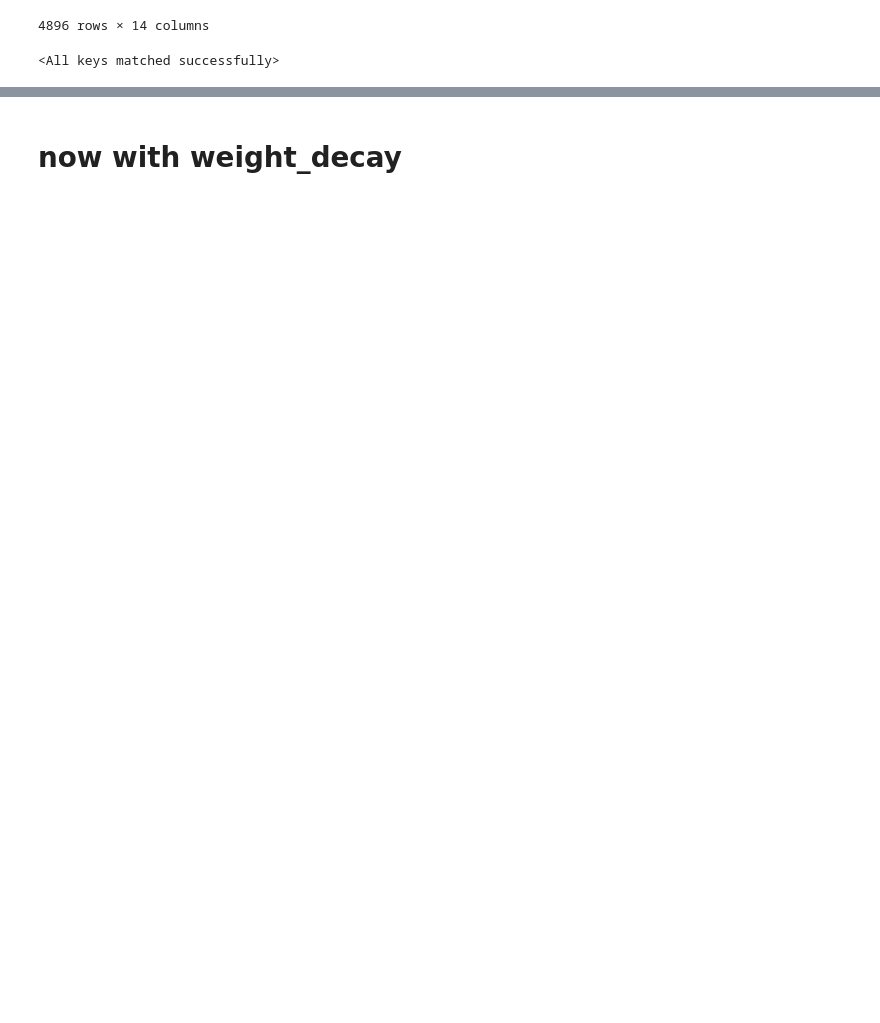
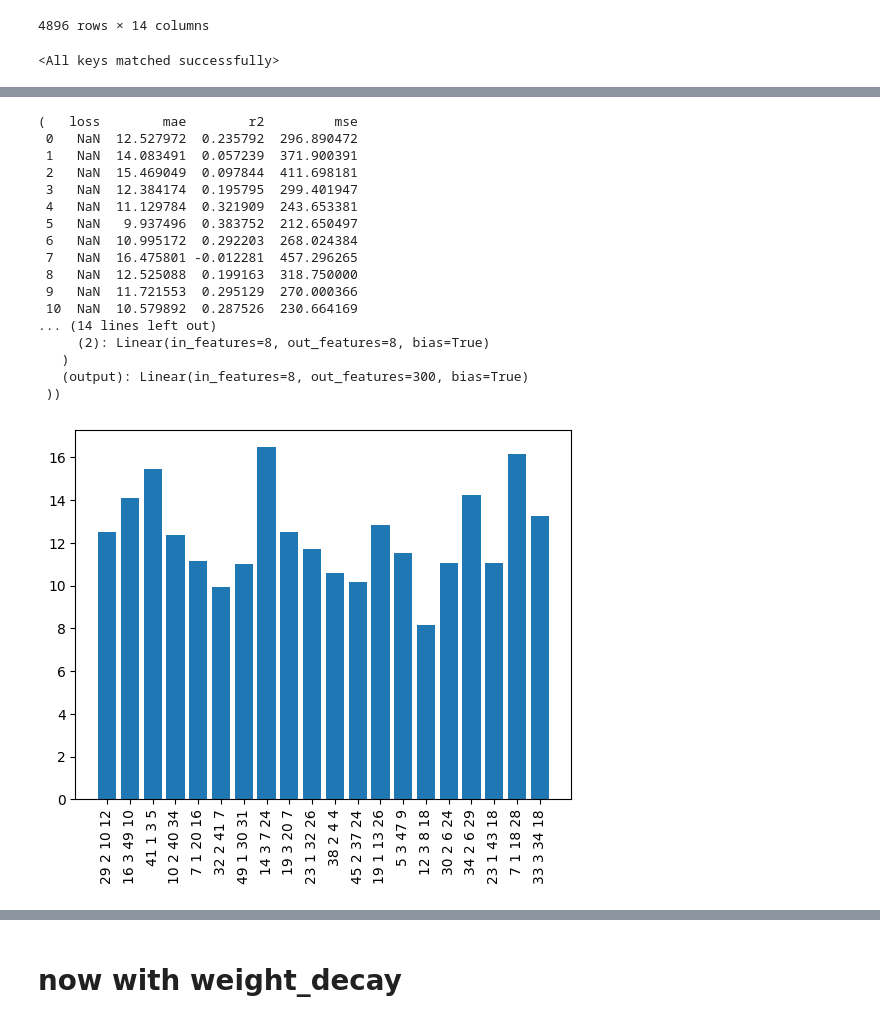
Before and after one commit to ericfonseca95/kmk, a Jupyter notebook: notebooks/LSTM_TLM.ipynb, the cells around one changed output, grey strips where cells are left out. Cells and saved outputs as stored; diff of their text form; code cells hidden in the pictures; blank space fills up the shorter version.

```diff
--- a/notebooks/LSTM_TLM.ipynb
+++ b/notebooks/LSTM_TLM.ipynb
@@ -373,0 +501,29 @@ model.__dir__()[-40:-1]
+# %%
+# plot the losses of the best model
+plt.bar(losses.index, losses['mae'])
+# label the x axis with the model attributes
+model_architecture = []
+for model in models.index:
+    model_architecture.append(str(models.loc[model, 'lstm_hidden_size']) + ' ' + str(models.loc[model, 'n_linear_layers']) + ' ' + str(models.loc[model, 'layer_size']) + ' ' + str(models.loc[model, 'lstm_n_outputs']))
+plt.xticks(losses.index, model_architecture, rotation=90)
+
+losses, best_model
+# %% [output]
+(   loss        mae        r2         mse
+ 0   NaN  12.527972  0.235792  296.890472
+ 1   NaN  14.083491  0.057239  371.900391
+ 2   NaN  15.469049  0.097844  411.698181
+ 3   NaN  12.384174  0.195795  299.401947
+ 4   NaN  11.129784  0.321909  243.653381
+ 5   NaN   9.937496  0.383752  212.650497
+ 6   NaN  10.995172  0.292203  268.024384
+ 7   NaN  16.475801 -0.012281  457.296265
+ 8   NaN  12.525088  0.199163  318.750000
+ 9   NaN  11.721553  0.295129  270.000366
+ 10  NaN  10.579892  0.287526  230.664169
+... (14 lines left out)
+     (2): Linear(in_features=8, out_features=8, bias=True)
+   )
+   (output): Linear(in_features=8, out_features=300, bias=True)
+ ))
+[figure, added]
```
Also changed, not shown: parts of 28 cells of this notebook, 12 other files.
